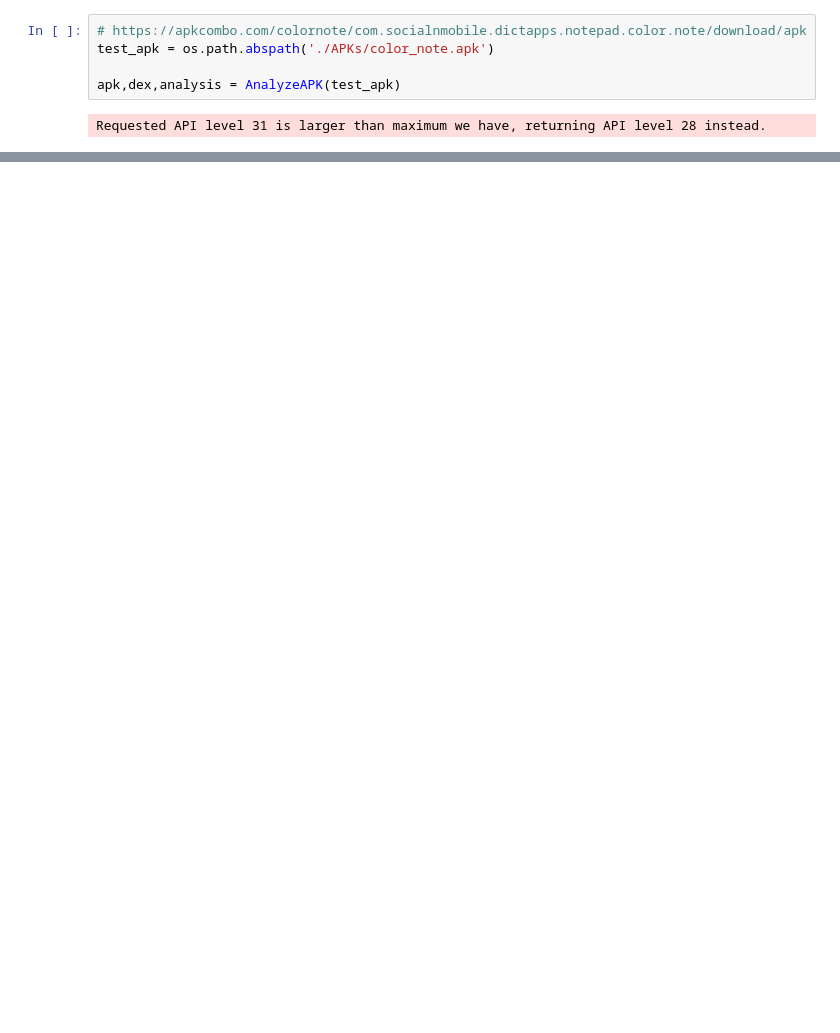
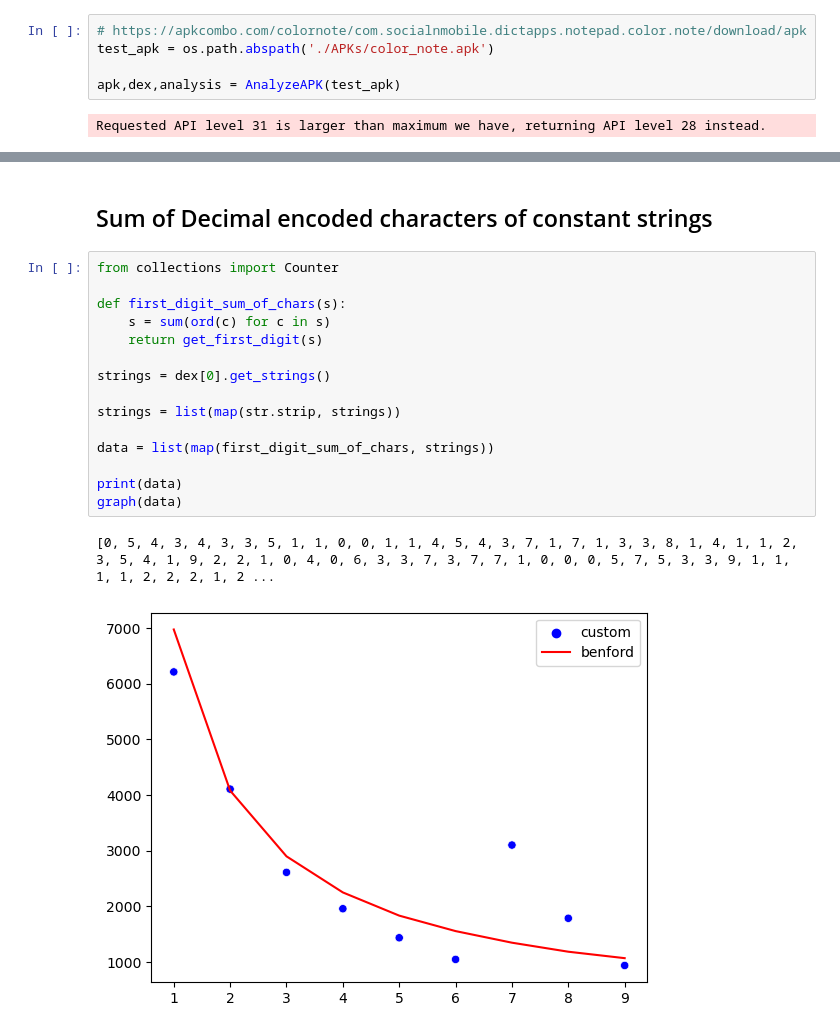
Before and after one commit to gschick3/bendroid, a Jupyter notebook: read_apk.ipynb, the cells around one changed output, grey strips where cells are left out. Drawn from its saved outputs; the diff is of its cells as text; blank space fills up the shorter version.

```diff
--- a/read_apk.ipynb
+++ b/read_apk.ipynb
@@ -44,0 +68,20 @@ print(counter)
+# %% [markdown]
+## Sum of Decimal encoded characters of constant strings
+# %%
+from collections import Counter
+
+def first_digit_sum_of_chars(s):
+    s = sum(ord(c) for c in s)
+    return get_first_digit(s)
+
+strings = dex[0].get_strings()
+
+strings = list(map(str.strip, strings))
+
+data = list(map(first_digit_sum_of_chars, strings))
+
+print(data)
+graph(data)
+# %% [output]
+[0, 5, 4, 3, 4, 3, 3, 5, 1, 1, 0, 0, 1, 1, 4, 5, 4, 3, 7, 1, 7, 1, 3, 3, 8, 1, 4, 1, 1, 2, 3, 5, 4, 1, 9, 2, 2, 1, 0, 4, 0, 6, 3, 3, 7, 3, 7, 7, 1, 0, 0, 0, 5, 7, 5, 3, 3, 9, 1, 1, 1, 1, 2, 2, 2, 1, 2 ...
+[figure, added]
```
Also changed, not shown: parts of 5 cells of this notebook.
